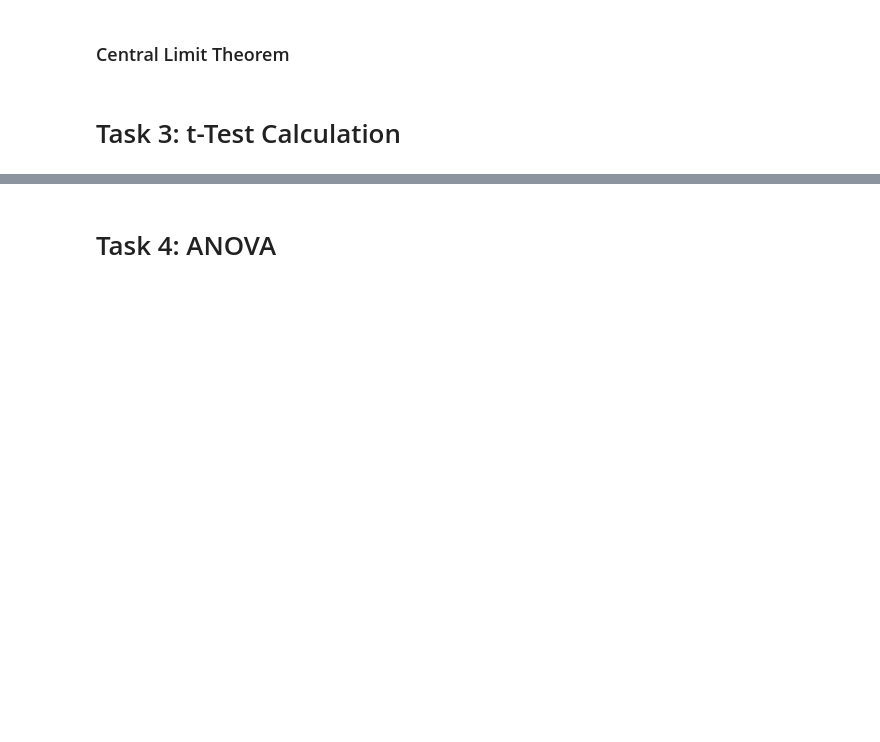
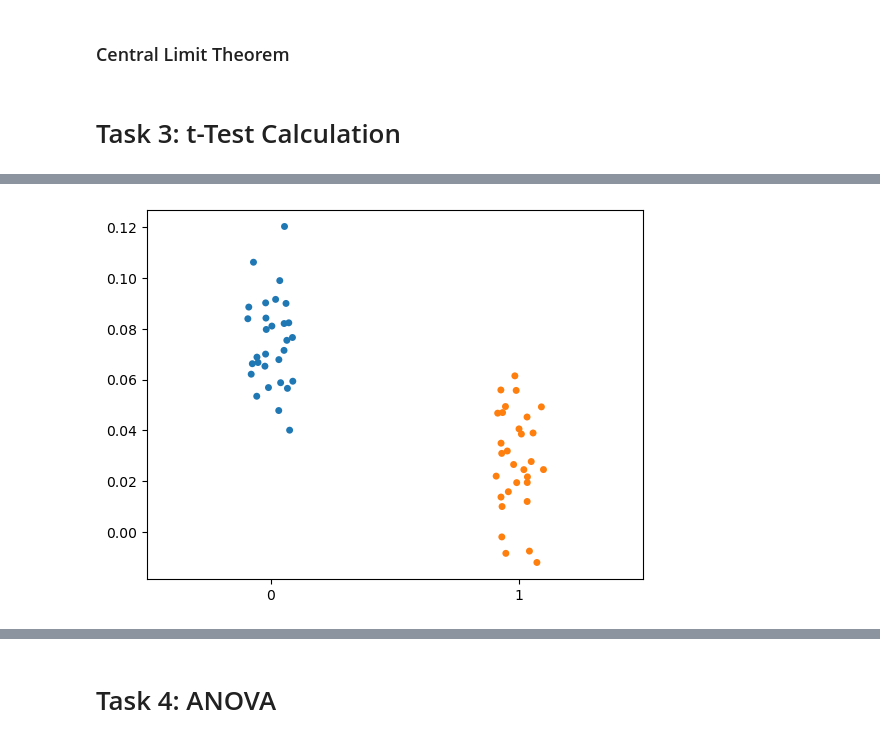
Before and after one commit to AndreaCignoni/applied_statistics_assessment, a Jupyter notebook: tasks.ipynb, the cells around one changed output, grey strips where cells are left out. Saved outputs shown, nothing was run; the diff lists cells and outputs as text; code cells hidden in the pictures; blank space fills up the shorter version.

```diff
--- a/tasks.ipynb
+++ b/tasks.ipynb
@@ -700,0 +786,5 @@ plt.fill_between(x, stats.norm.pdf(x), where=(x< -1.96) | (x>1.96), color='red',
+# %%
+# Create a stripplot.
+sns.stripplot(data=[group_a, group_b]);
+# %% [output]
+[figure, added]
```
Also changed, not shown: parts of 13 cells of this notebook.
